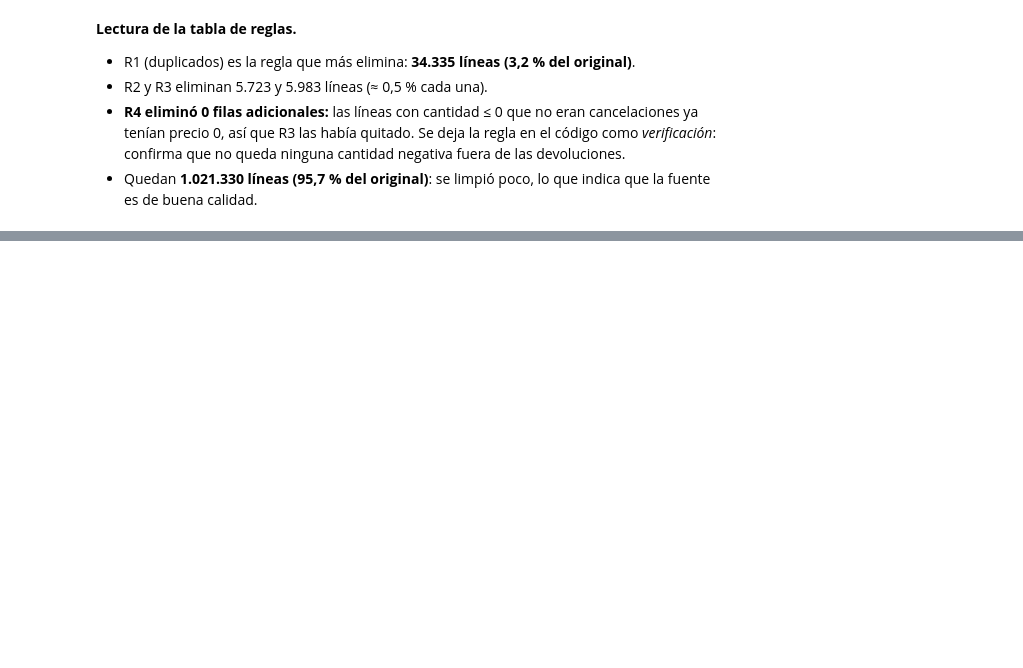
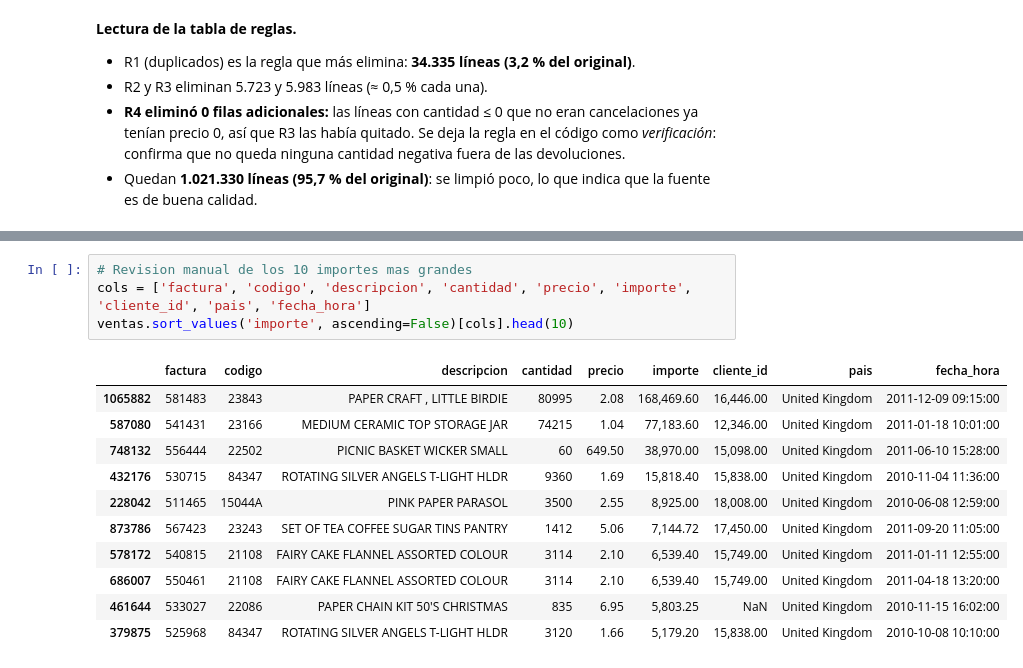
Before and after one commit to Xantyagoh/grupo3-bi-ecommerce, a Jupyter notebook: notebooks/02_preparacion_modelado.ipynb, the cells around one changed output, grey strips where cells are left out. Saved outputs shown, nothing was run; the diff lists cells and outputs as text; blank space fills up the shorter version.

```diff
--- a/notebooks/02_preparacion_modelado.ipynb
+++ b/notebooks/02_preparacion_modelado.ipynb
@@ -111,0 +179,16 @@ Filas finales: 1,021,330 (95.7% del original)
+# %%
+# Revision manual de los 10 importes mas grandes
+cols = ['factura', 'codigo', 'descripcion', 'cantidad', 'precio', 'importe', 'cliente_id', 'pais', 'fecha_hora']
+ventas.sort_values('importe', ascending=False)[cols].head(10)
+# %% [output]
+|  | factura | codigo | descripcion | cantidad | precio | importe | cliente_id | pais | fecha_hora |
+| 1065882 | 581483 | 23843 | PAPER CRAFT , LITTLE BIRDIE | 80995 | 2.08 | 168,469.60 | 16,446.00 | United Kingdom | 2011-12-09 09:15:00 |
+| 587080 | 541431 | 23166 | MEDIUM CERAMIC TOP STORAGE JAR | 74215 | 1.04 | 77,183.60 | 12,346.00 | United Kingdom | 2011-01-18 10:01:00 |
+| 748132 | 556444 | 22502 | PICNIC BASKET WICKER SMALL | 60 | 649.50 | 38,970.00 | 15,098.00 | United Kingdom | 2011-06-10 15:28:00 |
+| 432176 | 530715 | 84347 | ROTATING SILVER ANGELS T-LIGHT HLDR | 9360 | 1.69 | 15,818.40 | 15,838.00 | United Kingdom | 2010-11-04 11:36:00 |
+| 228042 | 511465 | 15044A | PINK PAPER PARASOL | 3500 | 2.55 | 8,925.00 | 18,008.00 | United Kingdom | 2010-06-08 12:59:00 |
+| 873786 | 567423 | 23243 | SET OF TEA COFFEE SUGAR TINS PANTRY | 1412 | 5.06 | 7,144.72 | 17,450.00 | United Kingdom | 2011-09-20 11:05:00 |
+| 578172 | 540815 | 21108 | FAIRY CAKE FLANNEL ASSORTED COLOUR | 3114 | 2.10 | 6,539.40 | 15,749.00 | United Kingdom | 2011-01-11 12:55:00 |
+| 686007 | 550461 | 21108 | FAIRY CAKE FLANNEL ASSORTED COLOUR | 3114 | 2.10 | 6,539.40 | 15,749.00 | United Kingdom | 2011-04-18 13:20:00 |
+| 461644 | 533027 | 22086 | PAPER CHAIN KIT 50'S CHRISTMAS | 835 | 6.95 | 5,803.25 | NaN | United Kingdom | 2010-11-15 16:02:00 |
+| 379875 | 525968 | 84347 | ROTATING SILVER ANGELS T-LIGHT HLDR | 3120 | 1.66 | 5,179.20 | 15,838.00 | United Kingdom | 2010-10-08 10:10:00 |
```
Also changed, not shown: parts of 9 cells of this notebook, 1 other file.
